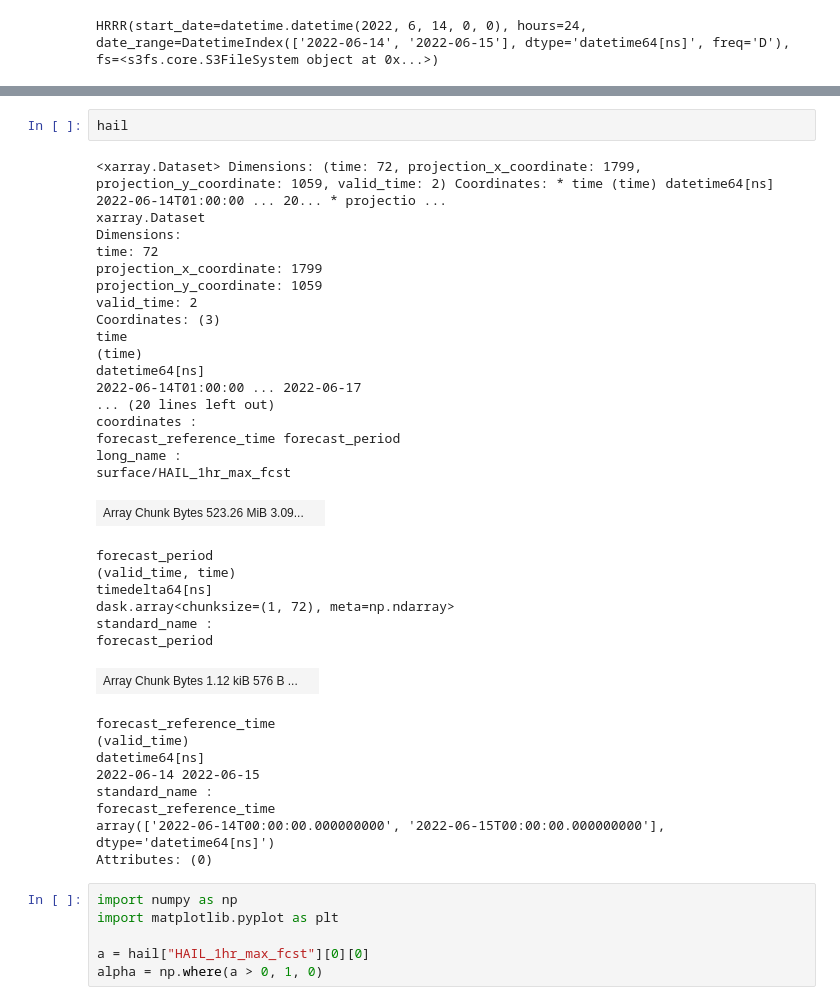
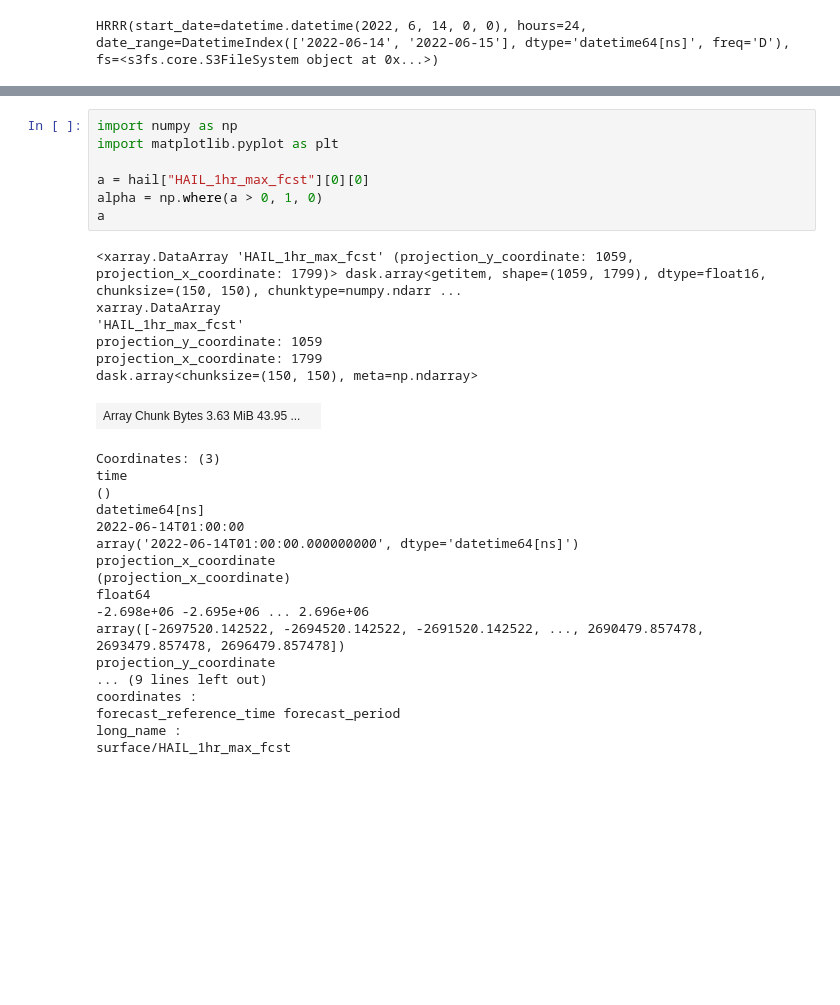
Before and after one commit to leaver2000/griblib, a Jupyter notebook: notebooks/zarr-hrrr.ipynb, the cells around one changed output, grey strips where cells are left out. Saved outputs shown, nothing was run; the diff lists cells and outputs as text; blank space fills up the shorter version.

```diff
--- a/notebooks/zarr-hrrr.ipynb
+++ b/notebooks/zarr-hrrr.ipynb
@@ -34,42 +92,32 @@ hail = hrrr.surface.forecast.hail()
-# %%
-hail
-# %% [output]
-<xarray.Dataset> Dimensions: (time: 72, projection_x_coordinate: 1799, projection_y_coordinate: 1059, valid_time: 2) Coordinates: * time (time) datetime64[ns] 2022-06-14T01:00:00 ... 20... * projectio ...
-xarray.Dataset
-Dimensions:
-time: 72
-projection_x_coordinate: 1799
-projection_y_coordinate: 1059
-valid_time: 2
-Coordinates: (3)
-time
-(time)
-datetime64[ns]
-2022-06-14T01:00:00 ... 2022-06-17
-... (20 lines left out)
-coordinates :
-forecast_reference_time forecast_period
-long_name :
-surface/HAIL_1hr_max_fcst
-| Array Chunk Bytes 523.26 MiB 3.09... |  |
-forecast_period
-(valid_time, time)
-timedelta64[ns]
-dask.array<chunksize=(1, 72), meta=np.ndarray>
-standard_name :
-forecast_period
-| Array Chunk Bytes 1.12 kiB 576 B ... |  |
-forecast_reference_time
-(valid_time)
-datetime64[ns]
-2022-06-14 2022-06-15
-standard_name :
-forecast_reference_time
-array(['2022-06-14T00:00:00.000000000', '2022-06-15T00:00:00.000000000'], dtype='datetime64[ns]')
-Attributes: (0)
 # %%
 import numpy as np
 import matplotlib.pyplot as plt
 
 a = hail["HAIL_1hr_max_fcst"][0][0]
 alpha = np.where(a > 0, 1, 0)
+a
+# %% [output]
+<xarray.DataArray 'HAIL_1hr_max_fcst' (projection_y_coordinate: 1059, projection_x_coordinate: 1799)> dask.array<getitem, shape=(1059, 1799), dtype=float16, chunksize=(150, 150), chunktype=numpy.ndarr ...
+xarray.DataArray
+'HAIL_1hr_max_fcst'
+projection_y_coordinate: 1059
+projection_x_coordinate: 1799
+dask.array<chunksize=(150, 150), meta=np.ndarray>
+| Array Chunk Bytes 3.63 MiB 43.95 ... |  |
+Coordinates: (3)
+time
+()
+datetime64[ns]
+2022-06-14T01:00:00
+array('2022-06-14T01:00:00.000000000', dtype='datetime64[ns]')
+projection_x_coordinate
+(projection_x_coordinate)
+float64
+-2.698e+06 -2.695e+06 ... 2.696e+06
+array([-2697520.142522, -2694520.142522, -2691520.142522, ..., 2690479.857478, 2693479.857478, 2696479.857478])
+projection_y_coordinate
+... (9 lines left out)
+coordinates :
+forecast_reference_time forecast_period
+long_name :
+surface/HAIL_1hr_max_fcst
```
Also changed, not shown: parts of 6 cells of this notebook, 7 other files.
